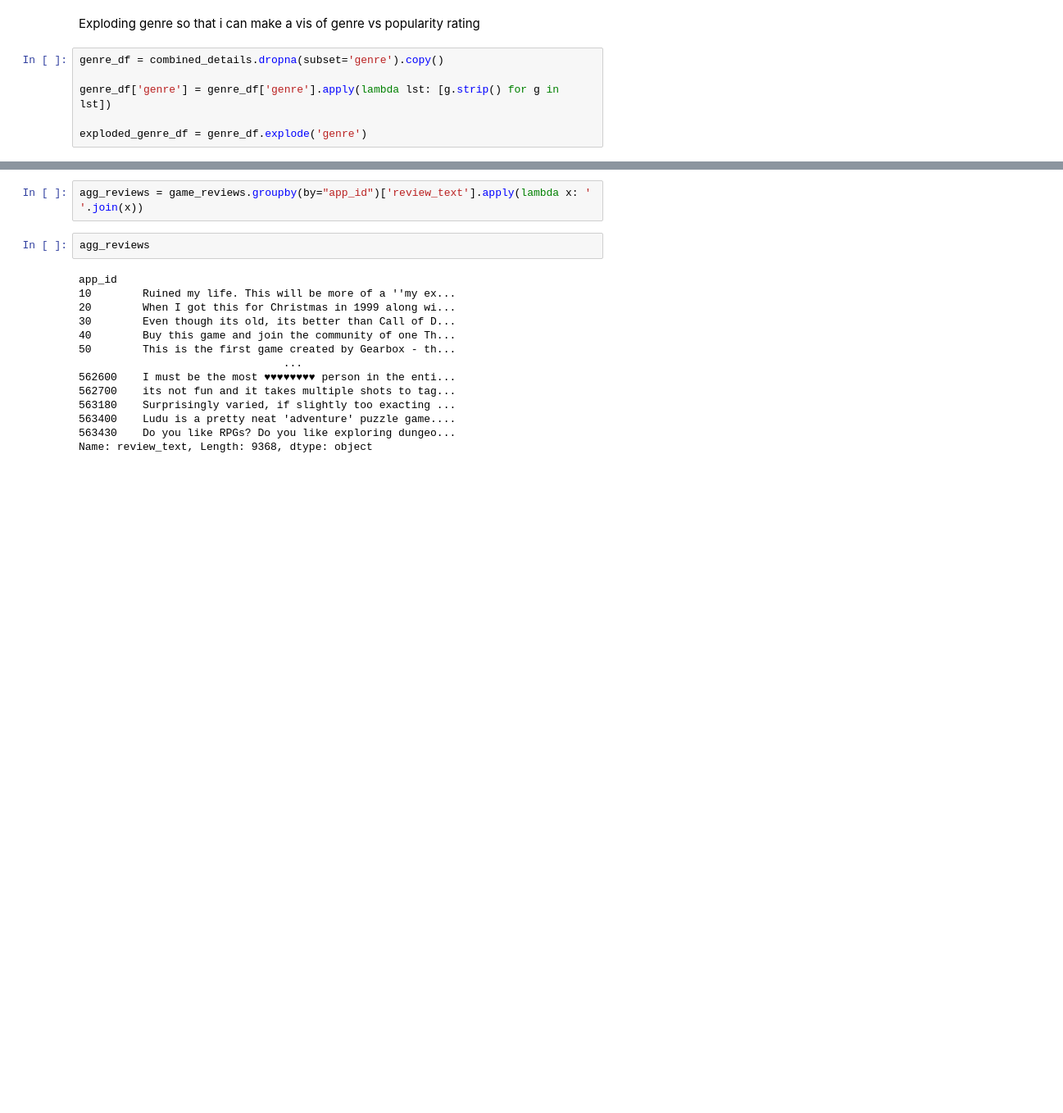
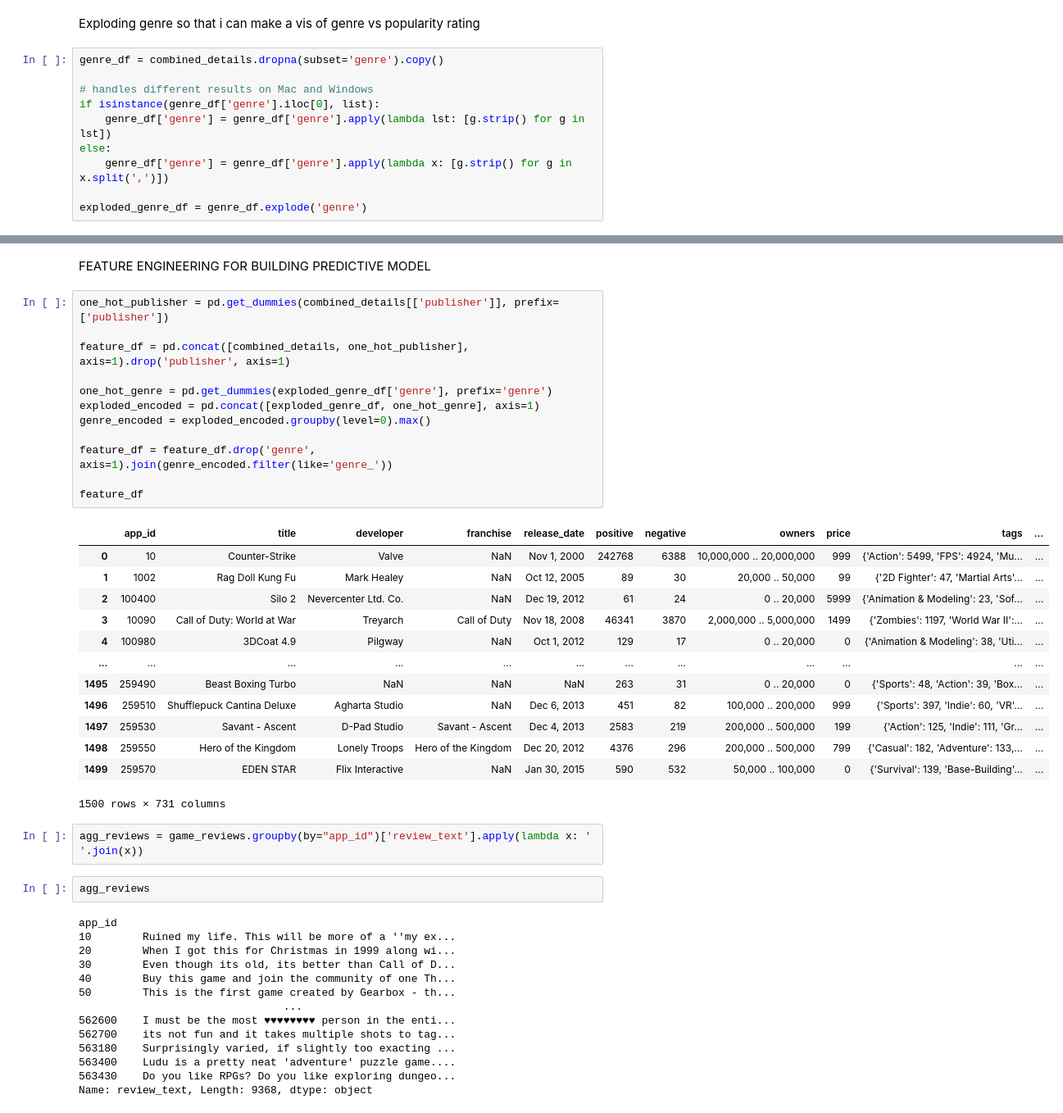
Before and after one commit to davvidlee/steam-analysis, a Jupyter notebook: main.ipynb, the cells around one changed output, grey strips where cells are left out. Shown at 82% size. Saved outputs shown, nothing was run; the diff lists cells and outputs as text; blank space fills up the shorter version.

Commit message:
more eda; working on feature engineering

```diff
--- a/main.ipynb
+++ b/main.ipynb
@@ -103,7 +89,11 @@ Exploding genre so that i can make a vis of genre vs popularity rating
 # %%
 genre_df = combined_details.dropna(subset='genre').copy()
 
-genre_df['genre'] = genre_df['genre'].apply(lambda lst: [g.strip() for g in lst])
+# handles different results on Mac and Windows
+if isinstance(genre_df['genre'].iloc[0], list):
+    genre_df['genre'] = genre_df['genre'].apply(lambda lst: [g.strip() for g in lst])
+else:
+    genre_df['genre'] = genre_df['genre'].apply(lambda x: [g.strip() for g in x.split(',')])
 
 exploded_genre_df = genre_df.explode('genre')
 # %%
@@ -118,3 +158,31 @@ alt.Chart(grouped_genre).mark_bar().encode(
+# %% [markdown]
+FEATURE ENGINEERING FOR BUILDING PREDICTIVE MODEL
+# %%
+one_hot_publisher = pd.get_dummies(combined_details[['publisher']], prefix=['publisher'])
+
+feature_df = pd.concat([combined_details, one_hot_publisher], axis=1).drop('publisher', axis=1)
+
+one_hot_genre = pd.get_dummies(exploded_genre_df['genre'], prefix='genre')
+exploded_encoded = pd.concat([exploded_genre_df, one_hot_genre], axis=1)
+genre_encoded = exploded_encoded.groupby(level=0).max()
+
+feature_df = feature_df.drop('genre', axis=1).join(genre_encoded.filter(like='genre_'))
+
+feature_df
+# %% [output]
+|  | app_id | title | developer | franchise | release_date | positive | negative | owners | price | tags | ... |
+| 0 | 10 | Counter-Strike | Valve | NaN | Nov 1, 2000 | 242768 | 6388 | 10,000,000 .. 20,000,000 | 999 | {'Action': 5499, 'FPS': 4924, 'Mu... | ... |
+| 1 | 1002 | Rag Doll Kung Fu | Mark Healey | NaN | Oct 12, 2005 | 89 | 30 | 20,000 .. 50,000 | 99 | {'2D Fighter': 47, 'Martial Arts'... | ... |
+| 2 | 100400 | Silo 2 | Nevercenter Ltd. Co. | NaN | Dec 19, 2012 | 61 | 24 | 0 .. 20,000 | 5999 | {'Animation & Modeling': 23, 'Sof... | ... |
+| 3 | 10090 | Call of Duty: World at War | Treyarch | Call of Duty | Nov 18, 2008 | 46341 | 3870 | 2,000,000 .. 5,000,000 | 1499 | {'Zombies': 1197, 'World War II':... | ... |
+| 4 | 100980 | 3DCoat 4.9 | Pilgway | NaN | Oct 1, 2012 | 129 | 17 | 0 .. 20,000 | 0 | {'Animation & Modeling': 38, 'Uti... | ... |
+| ... | ... | ... | ... | ... | ... | ... | ... | ... | ... | ... | ... |
+| 1495 | 259490 | Beast Boxing Turbo | NaN | NaN | NaN | 263 | 31 | 0 .. 20,000 | 0 | {'Sports': 48, 'Action': 39, 'Box... | ... |
+| 1496 | 259510 | Shufflepuck Cantina Deluxe | Agharta Studio | NaN | Dec 6, 2013 | 451 | 82 | 100,000 .. 200,000 | 999 | {'Sports': 397, 'Indie': 60, 'VR'... | ... |
+| 1497 | 259530 | Savant - Ascent | D-Pad Studio | Savant - Ascent | Dec 4, 2013 | 2583 | 219 | 200,000 .. 500,000 | 199 | {'Action': 125, 'Indie': 111, 'Gr... | ... |
+| 1498 | 259550 | Hero of the Kingdom | Lonely Troops | Hero of the Kingdom | Dec 20, 2012 | 4376 | 296 | 200,000 .. 500,000 | 799 | {'Casual': 182, 'Adventure': 133,... | ... |
+| 1499 | 259570 | EDEN STAR | Flix Interactive | NaN | Jan 30, 2015 | 590 | 532 | 50,000 .. 100,000 | 0 | {'Survival': 139, 'Base-Building'... | ... |
+1500 rows × 731 columns
 # %%
 agg_reviews = game_reviews.groupby(by="app_id")['review_text'].apply(lambda x: ' '.join(x))
 # %%
```
Also changed, not shown: parts of 5 cells of this notebook.
